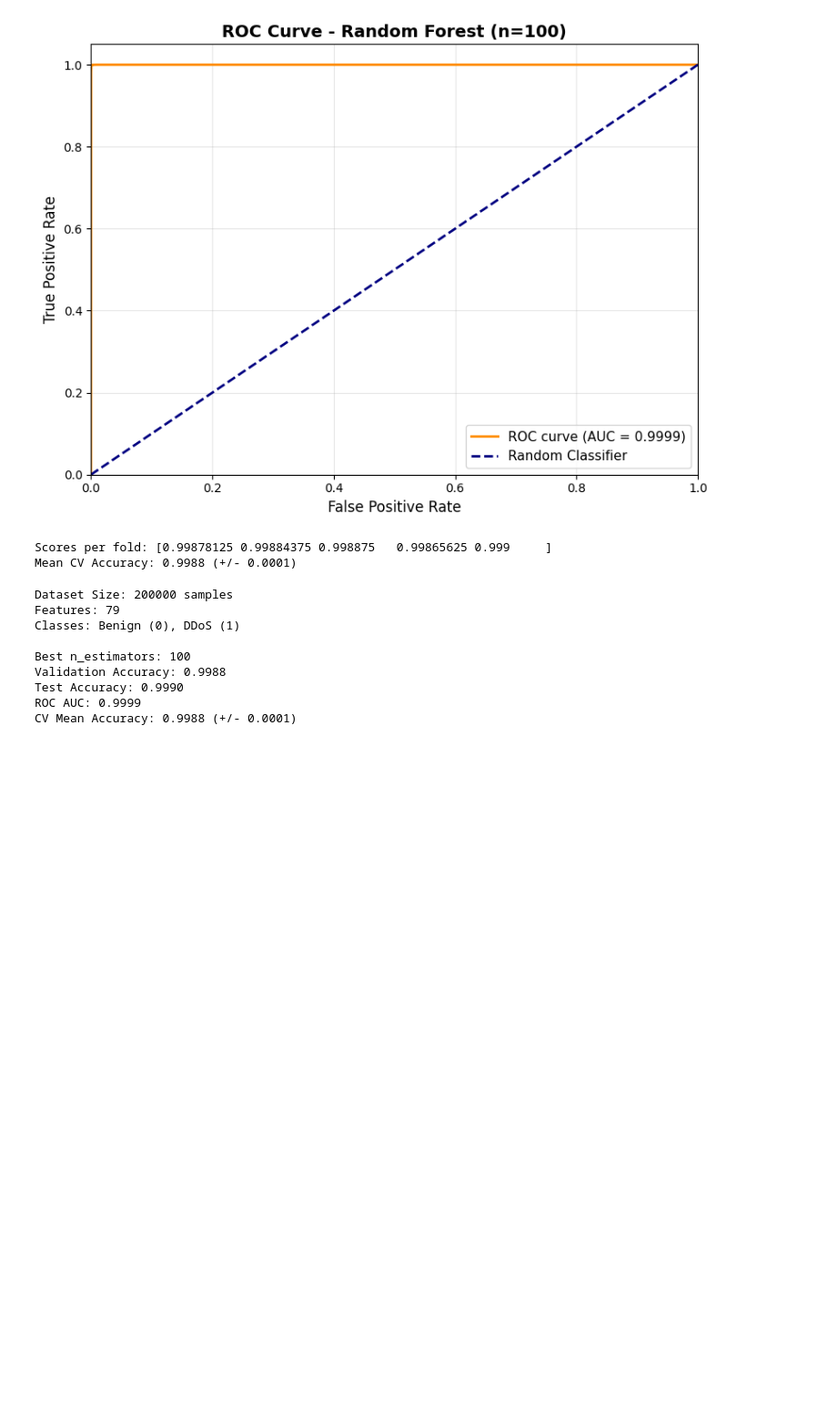
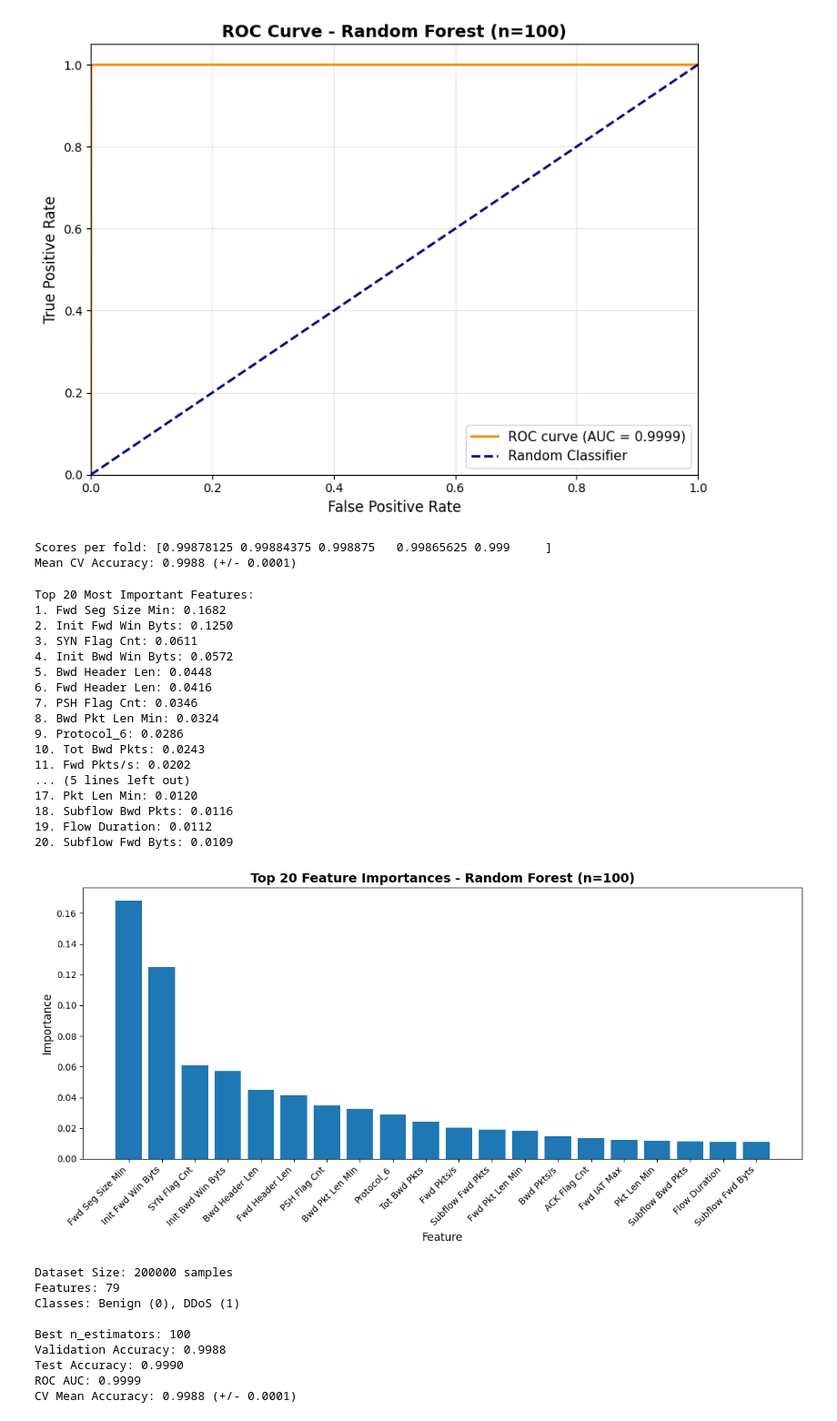
Before and after one commit to Flootersmm/ml_project, a Jupyter notebook: notebooks/ml/randomForest.ipynb, the cells around one changed output. Shown at 91% size. Drawn from its saved outputs; the diff is of its cells as text; code cells hidden in the pictures; blank space fills up the shorter version.

Commit message:
Most important feature

```diff
--- a/notebooks/ml/randomForest.ipynb
+++ b/notebooks/ml/randomForest.ipynb
@@ -299,6 +299,51 @@ print(f"Mean CV Accuracy: {np.mean(cv_scores):.4f} (+/- {np.std(cv_scores):.4f})
 # %% [output]
 Scores per fold: [0.99878125 0.99884375 0.998875   0.99865625 0.999     ]
 Mean CV Accuracy: 0.9988 (+/- 0.0001)
+# %%
+"""
+Feature importance:
+    Random Forest tracks how much each feature reduces impurity across all trees.
+    Higher = more important for distinguishing Benign vs DDoS.
+"""
+
+feature_names = df_features.columns.tolist()
+importances = final_rf.feature_importances_
+indices = np.argsort(importances)[::-1]
+
+# Print top 20
+print("Top 20 Most Important Features:")
+for i in range(20):
+    print(f"{i+1}. {feature_names[indices[i]]}: {importances[indices[i]]:.4f}")
+
+# Plot top 20
+plt.figure(figsize=(12, 6))
+plt.bar(range(20), importances[indices[:20]], align="center")
+plt.xticks(range(20), [feature_names[i] for i in indices[:20]], rotation=45, ha="right")
+plt.xlabel("Feature", fontsize=12)
+plt.ylabel("Importance", fontsize=12)
+plt.title(f"Top 20 Feature Importances - Random Forest (n={best_n})", fontsize=14, fontweight="bold")
+plt.tight_layout()
+plt.savefig("../../plots/rf_feature_importance.png", dpi=300, bbox_inches="tight")
+plt.show()
+# %% [output]
+Top 20 Most Important Features:
+1. Fwd Seg Size Min: 0.1682
+2. Init Fwd Win Byts: 0.1250
+3. SYN Flag Cnt: 0.0611
+4. Init Bwd Win Byts: 0.0572
+5. Bwd Header Len: 0.0448
+6. Fwd Header Len: 0.0416
+7. PSH Flag Cnt: 0.0346
+8. Bwd Pkt Len Min: 0.0324
+9. Protocol_6: 0.0286
+10. Tot Bwd Pkts: 0.0243
+11. Fwd Pkts/s: 0.0202
+... (5 lines left out)
+17. Pkt Len Min: 0.0120
+18. Subflow Bwd Pkts: 0.0116
+19. Flow Duration: 0.0112
+20. Subflow Fwd Byts: 0.0109
+[figure, added]
 # %%
 print(f"Dataset Size: {len(X)} samples")
 print(f"Features: {X.shape[1]}")
```
